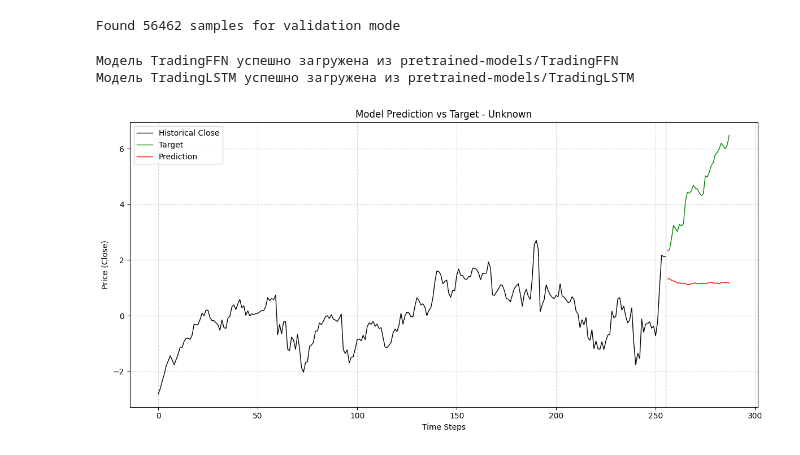
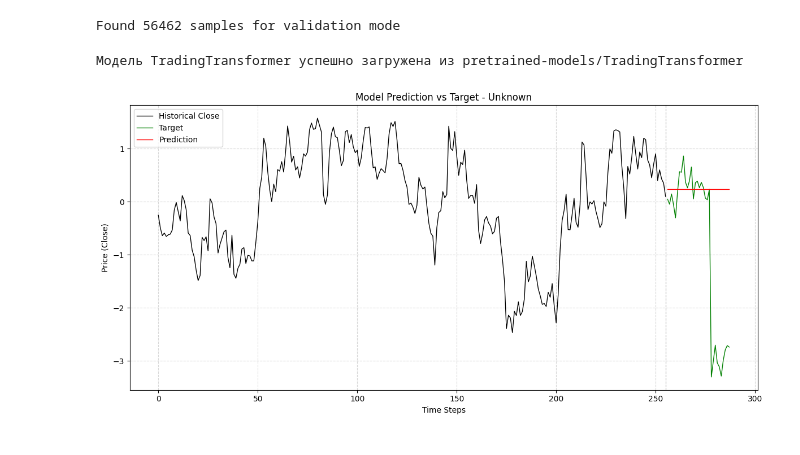
Before and after one commit to GrafikXxxxxxxYyyyyyyyyyy/Trading, a Jupyter notebook: inference.ipynb, the cells around one changed output. Cells and saved outputs as stored; diff of their text form; code cells hidden in the pictures.

```diff
--- a/inference.ipynb
+++ b/inference.ipynb
@@ -7,27 +7,24 @@ Found 56462 samples for validation mode
 # %%
 from models.model_wrapper import TradingModel
 
-model_FFN = TradingModel.from_pretrained('pretrained-models/TradingFFN') # DONE!
+# model = TradingModel.from_pretrained('pretrained-models/TradingFFN') # DONE!
+# model = TradingModel.from_pretrained('pretrained-models/TradingLSTM') # DONE!
+# model = TradingModel.from_pretrained('pretrained-models/TradingTCN') # DONE!
+# model = TradingModel.from_pretrained('pretrained-models/TradingTFT') # Типа дан!
+# model = TradingModel.from_pretrained('pretrained-models/TradingCNN') # Типа дан!
 
-model = TradingModel.from_pretrained('pretrained-models/TradingLSTM')
-# model = TradingModel.from_pretrained('pretrained-models/TradingTCN')
-# model = TradingModel.from_pretrained('pretrained-models/TradingCNN')
-# model = TradingModel.from_pretrained('pretrained-models/TradingTransformer')
-# model = TradingModel.from_pretrained('pretrained-models/TradingLSTM_FFN')
-# model = TradingModel.from_pretrained('pretrained-models/TradingBERT')
+
+
+model = TradingModel.from_pretrained('pretrained-models/TradingTransformer')
 # %% [output]
-Модель TradingFFN успешно загружена из pretrained-models/TradingFFN
-Модель TradingLSTM успешно загружена из pretrained-models/TradingLSTM
+Модель TradingTransformer успешно загружена из pretrained-models/TradingTransformer
 # %%
 import torch
 from utils.visualization import plot_model_prediction
 
 sample = dataset[torch.randint(0, len(dataset), (1,)).item()]
 history = sample['history'].to(model.device)
 model_pred = model(history)
-model_pred_2 = model_FFN(history)
-# plot_model_prediction(sample['history'], sample['target'], model_pred)
-# plot_model_prediction(sample['history'], sample['target'], model_pred_2)
-plot_model_prediction(sample['history'], sample['target'], (model_pred_2 + model_pred)/2)
+plot_model_prediction(sample['history'], sample['target'], model_pred)
 # %% [output]
-[figure, old version]
+[figure, new version]
```
Also changed, not shown: 15 other files.
